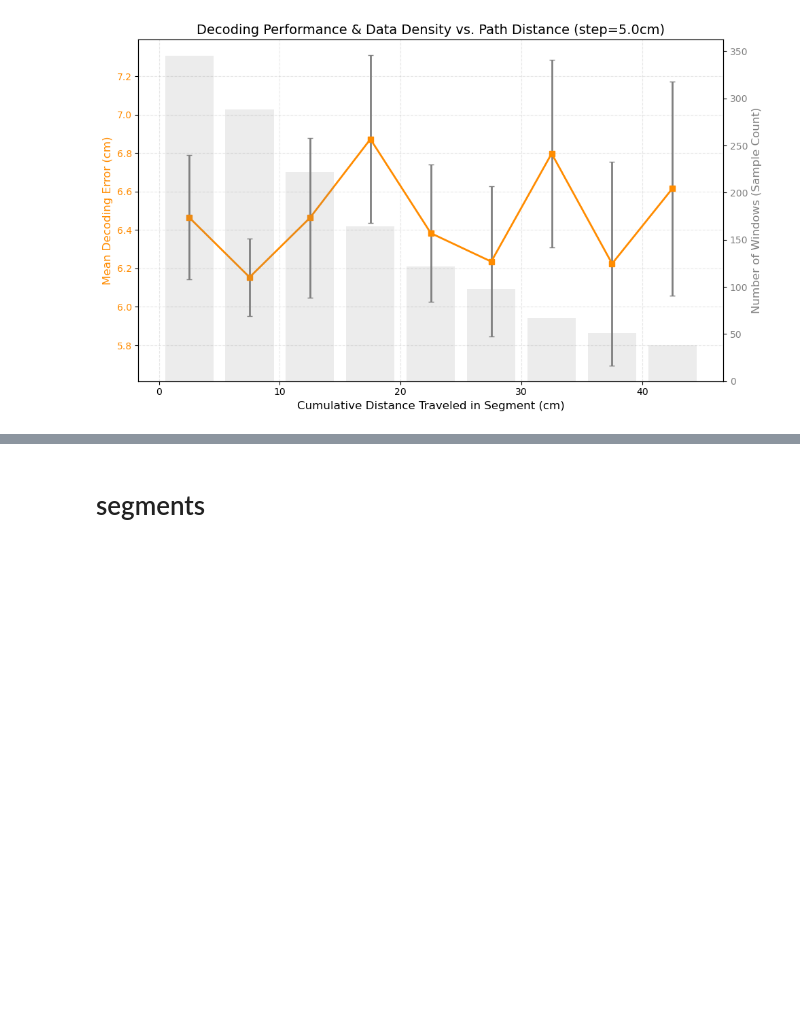
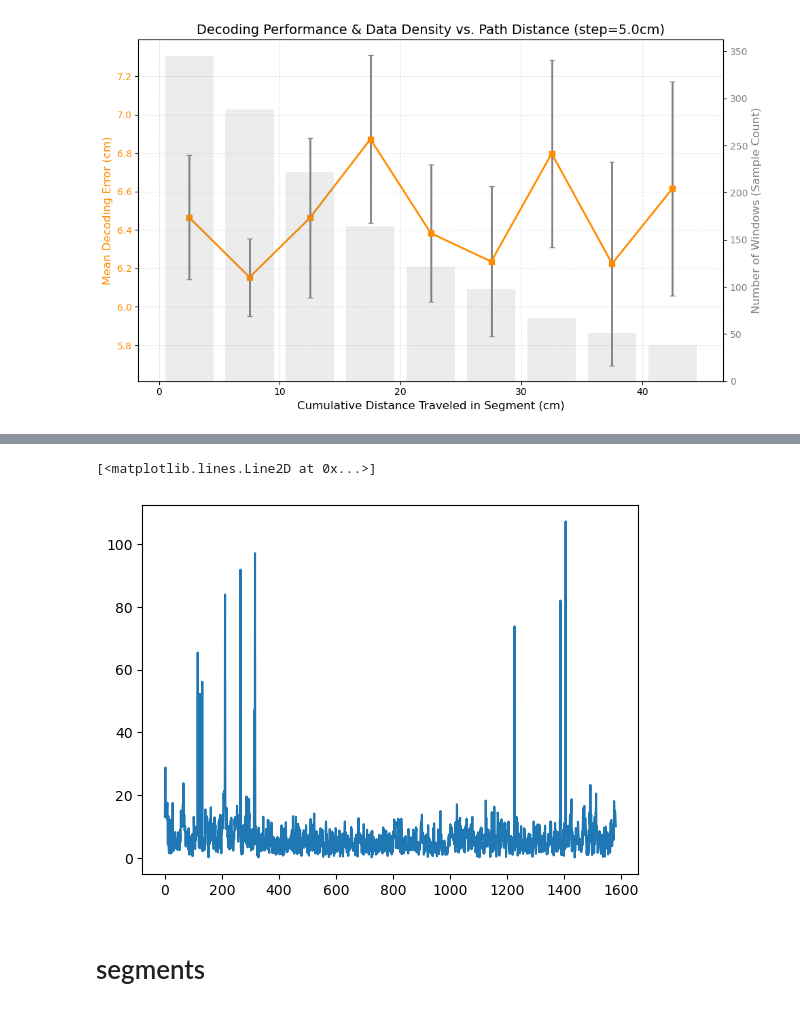
Before and after one commit to SaraZomorodi/Decoding_playground, a Jupyter notebook: PI_rats.ipynb, the cells around one changed output, grey strips where cells are left out. Cells and saved outputs as stored; diff of their text form; code cells hidden in the pictures; blank space fills up the shorter version.

Commit message:
directional tuning and more decoding

```diff
--- a/PI_rats.ipynb
+++ b/PI_rats.ipynb
@@ -951,0 +1052,17 @@ r2.plot_traveled_space(dist_step=5.0 , dist_bins_ = 5.0)
+# %%
+rat_light = TrajectorySegments(edge_margin=15, arena_radius=75, RAT_ID=3, LIGHTING='light', t_max=None)
+segments_light = rat_light.segments
+decode_light = DecoderMLE(RAT_ID=3, LIGHTING='light' , t_max=None)
+all_error = []
+for seg in segments_light:
+            decoded = decode_light.decode_segment_adaptive(seg , dist_step = 5)
+            # print(decoded)
+            try:
+                segment_err = decode_light.decoding_error(decoded)
+            # print('line' , (segment_err))
+            # print('all' , all_error)
+
+                all_error.extend(segment_err)
+            except Exception as e:
+                    print(e)
+                    continue
@@ -952,3 +1079,8 @@ r2.plot_traveled_space(dist_step=5.0 , dist_bins_ = 5.0)
+# %%
+plt.plot(all_error)
+# %% [output]
+[<matplotlib.lines.Line2D at 0x...>]
+[figure, added]
 # %% [markdown]
 # segments
 # %%
```
Also changed, not shown: parts of 8 cells of this notebook, 5 other files.
